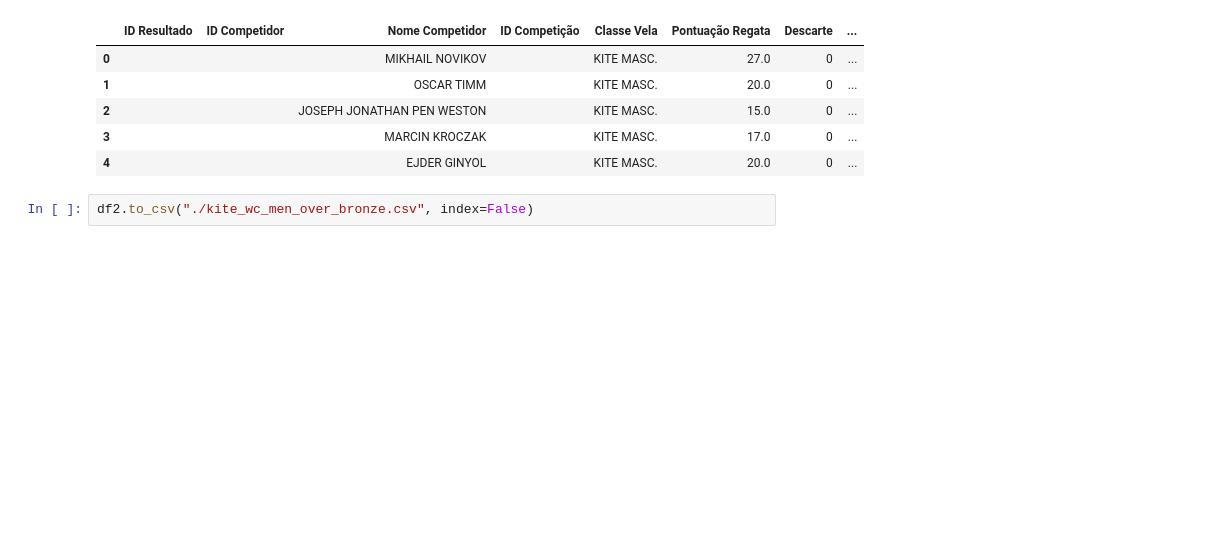
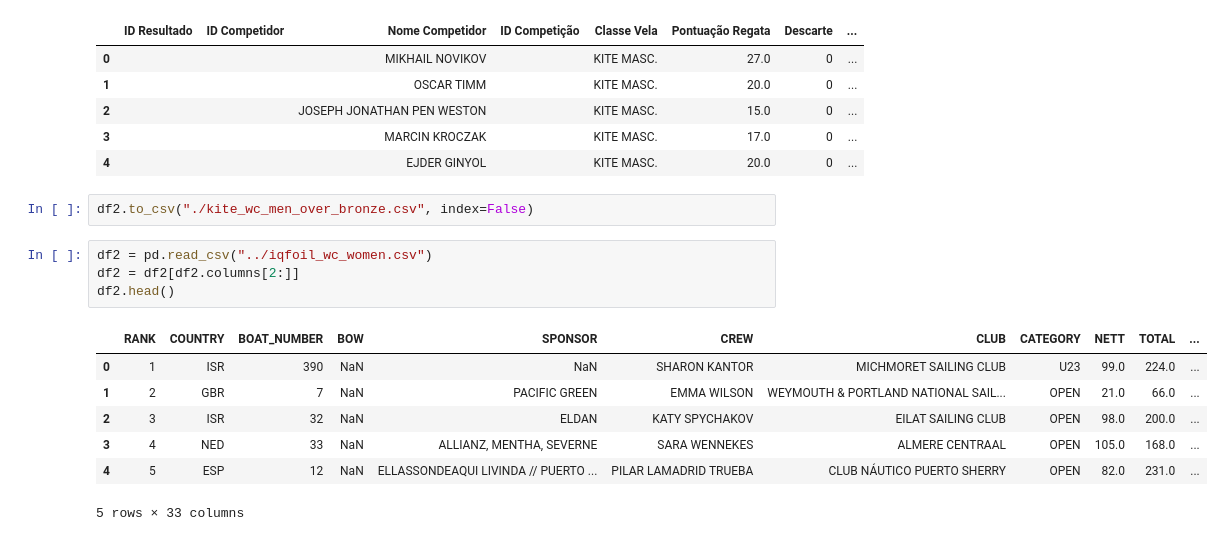
Before and after one commit to Gab-Mel/sailing-rankings-2024.1, a Jupyter notebook: scraping_2024/output/sillas.ipynb, the cells around one changed output. Saved outputs shown, nothing was run; the diff lists cells and outputs as text; blank space fills up the shorter version.

Commit message:
add iqfoil

```diff
--- a/scraping_2024/output/sillas.ipynb
+++ b/scraping_2024/output/sillas.ipynb
@@ -269,3 +269,15 @@ df2.head()
 | 4 |  |  | EJDER GINYOL |  | KITE MASC. | 20.0 | 0 | ... |
 # %%
 df2.to_csv("./kite_wc_men_over_bronze.csv", index=False)
+# %%
+df2 = pd.read_csv("../iqfoil_wc_women.csv")
+df2 = df2[df2.columns[2:]]
+df2.head()
+# %% [output]
+|  | RANK | COUNTRY | BOAT_NUMBER | BOW | SPONSOR | CREW | CLUB | CATEGORY | NETT | TOTAL | ... |
+| 0 | 1 | ISR | 390 | NaN | NaN | SHARON KANTOR | MICHMORET SAILING CLUB | U23 | 99.0 | 224.0 | ... |
+| 1 | 2 | GBR | 7 | NaN | PACIFIC GREEN | EMMA WILSON | WEYMOUTH & PORTLAND NATIONAL SAIL... | OPEN | 21.0 | 66.0 | ... |
+| 2 | 3 | ISR | 32 | NaN | ELDAN | KATY SPYCHAKOV | EILAT SAILING CLUB | OPEN | 98.0 | 200.0 | ... |
+| 3 | 4 | NED | 33 | NaN | ALLIANZ, MENTHA, SEVERNE | SARA WENNEKES | ALMERE CENTRAAL | OPEN | 105.0 | 168.0 | ... |
+| 4 | 5 | ESP | 12 | NaN | ELLASSONDEAQUI LIVINDA // PUERTO ... | PILAR LAMADRID TRUEBA | CLUB NÁUTICO PUERTO SHERRY | OPEN | 82.0 | 231.0 | ... |
+5 rows × 33 columns
```
Also changed, not shown: parts of 8 cells of this notebook, 2 other files.
